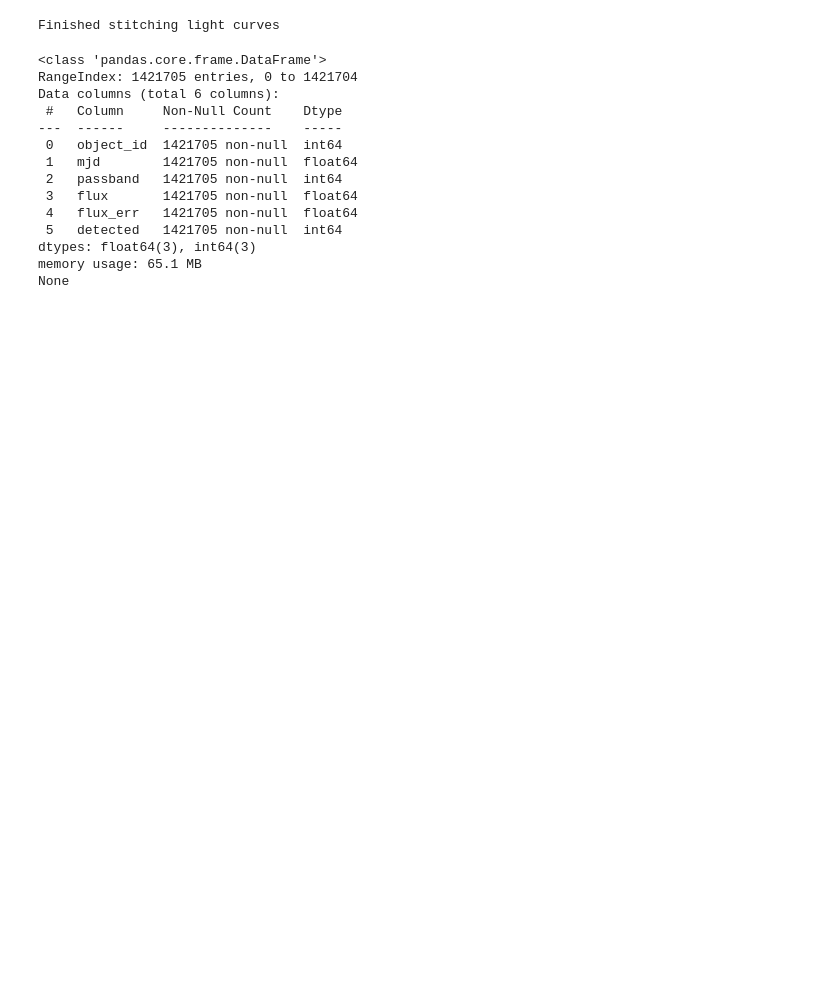
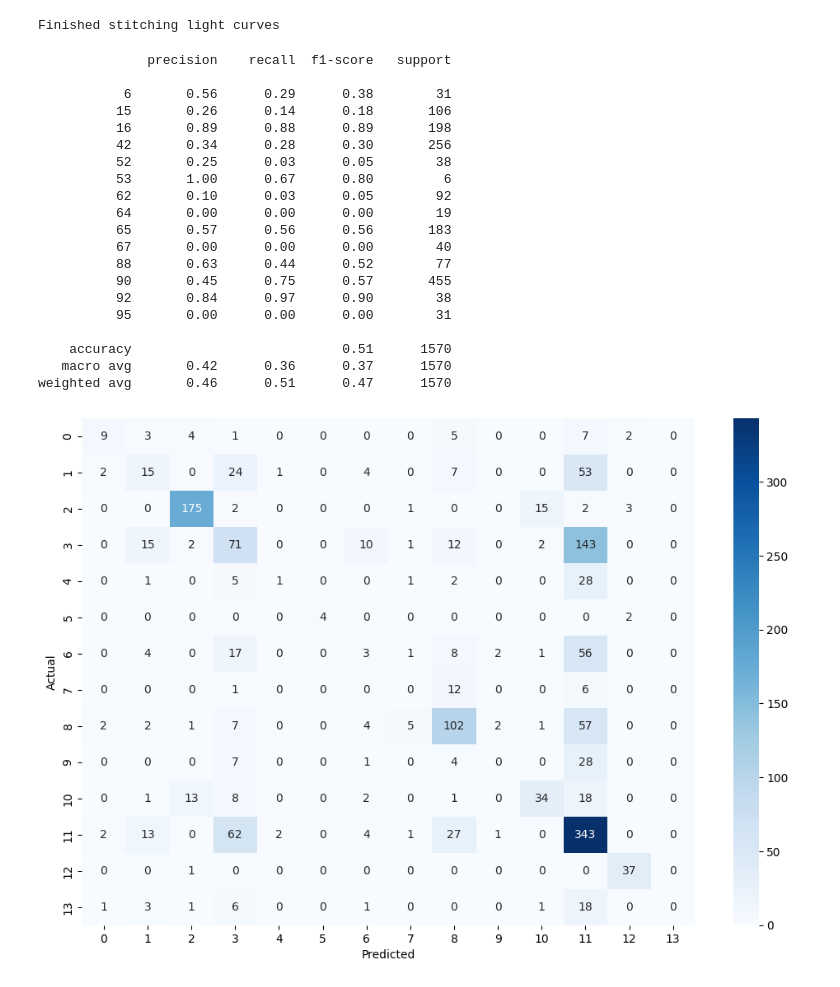
Before and after one commit to khadijaraza/spisproject, a Jupyter notebook: plasticcdata.ipynb, the cells around one changed output. Saved outputs shown, nothing was run; the diff lists cells and outputs as text; code cells hidden in the pictures; blank space fills up the shorter version.

Commit message:
Added a random forest classifier - 51% accuracy. Has 15 distinct classes

```diff
--- a/plasticcdata.ipynb
+++ b/plasticcdata.ipynb
@@ -29,20 +56,3 @@ meta_df.to_csv("training_set_metadatacopy.csv", index=False)
 print("Finished stitching light curves")
 # %% [output]
 Finished stitching light curves
-# %%
-print(lc_df.info())
-# %% [output]
-<class 'pandas.core.frame.DataFrame'>
-RangeIndex: 1421705 entries, 0 to 1421704
-Data columns (total 6 columns):
- #   Column     Non-Null Count    Dtype
----  ------     --------------    -----
- 0   object_id  1421705 non-null  int64
- 1   mjd        1421705 non-null  float64
- 2   passband   1421705 non-null  int64
- 3   flux       1421705 non-null  float64
- 4   flux_err   1421705 non-null  float64
- 5   detected   1421705 non-null  int64
-dtypes: float64(3), int64(3)
-memory usage: 65.1 MB
-None
@@ -48,0 +94,55 @@ None
+# %%
+x = data.drop(columns=["object_id", "target", "class_name"])
+y = data["target"]
+
+#SMOTE will handle the rarer supernovae/classes as minorities are underrepresented in ML models
+smote = SMOTE(random_state=42)
+X_res, y_res = smote.fit_resample(X, y)
+
+X_train, X_test, y_train, y_test = train_test_split(
+    x, y, test_size=0.2, random_state=42
+)
+
+clf = RandomForestClassifier(
+    n_estimators=300,        # number of trees
+    class_weight="balanced", # handles rare classes
+    random_state=42,         # reproducibility
+    n_jobs=-1                # use all CPU cores (faster)
+)
+clf.fit(X_train, y_train)
+
+#predictions
+y_pred = clf.predict(X_test)
+
+#classification report
+print(classification_report(y_test, y_pred))
+
+#confusion matrix
+cm = confusion_matrix(y_test, y_pred, labels=np.unique(y))
+plt.figure(figsize=(12, 8))
+sns.heatmap(cm, annot=True, fmt="d", cmap="Blues")
+plt.xlabel("Predicted")
+plt.ylabel("Actual")
+plt.show()
+# %% [output]
+              precision    recall  f1-score   support
+
+           6       0.56      0.29      0.38        31
+          15       0.26      0.14      0.18       106
+          16       0.89      0.88      0.89       198
+          42       0.34      0.28      0.30       256
+          52       0.25      0.03      0.05        38
+          53       1.00      0.67      0.80         6
+          62       0.10      0.03      0.05        92
+          64       0.00      0.00      0.00        19
+          65       0.57      0.56      0.56       183
+          67       0.00      0.00      0.00        40
+          88       0.63      0.44      0.52        77
+          90       0.45      0.75      0.57       455
+          92       0.84      0.97      0.90        38
+          95       0.00      0.00      0.00        31
+
+    accuracy                           0.51      1570
+   macro avg       0.42      0.36      0.37      1570
+weighted avg       0.46      0.51      0.47      1570
+[figure, added]
```
Also changed, not shown: parts of 5 cells of this notebook.
